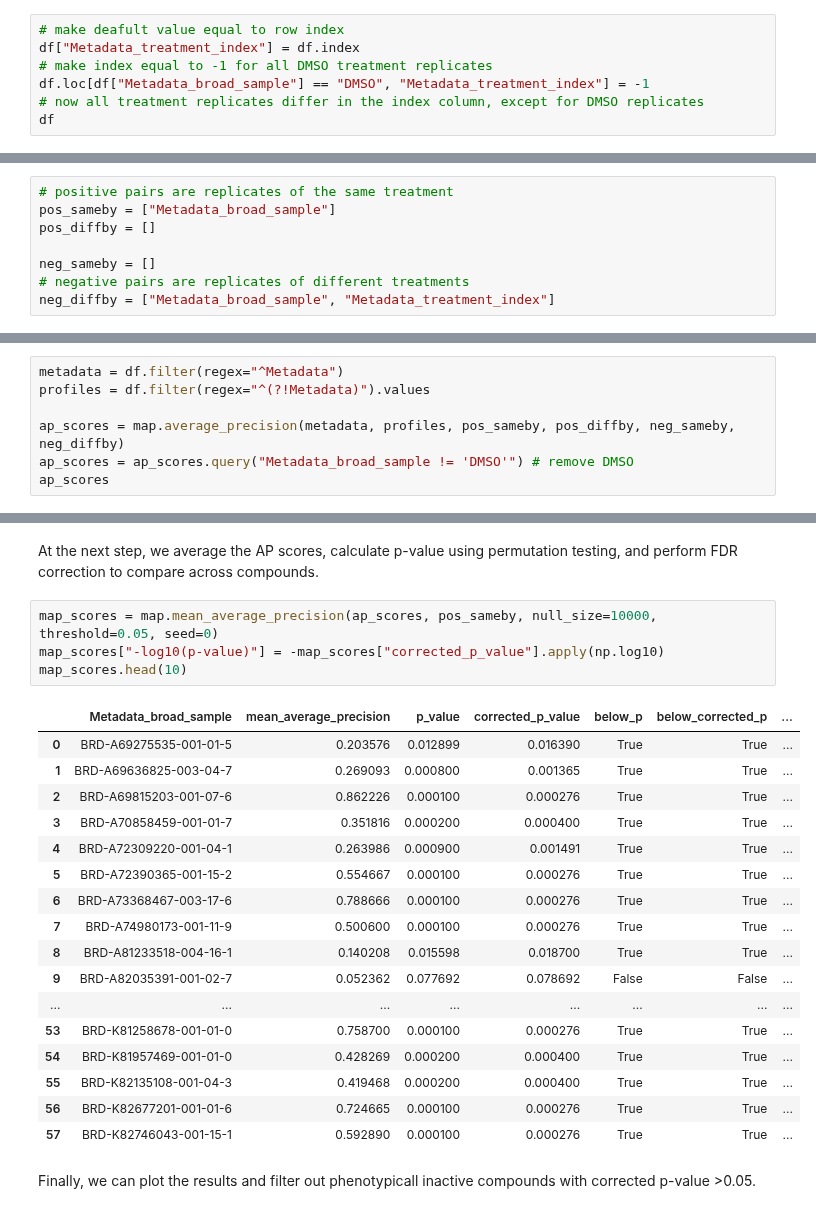
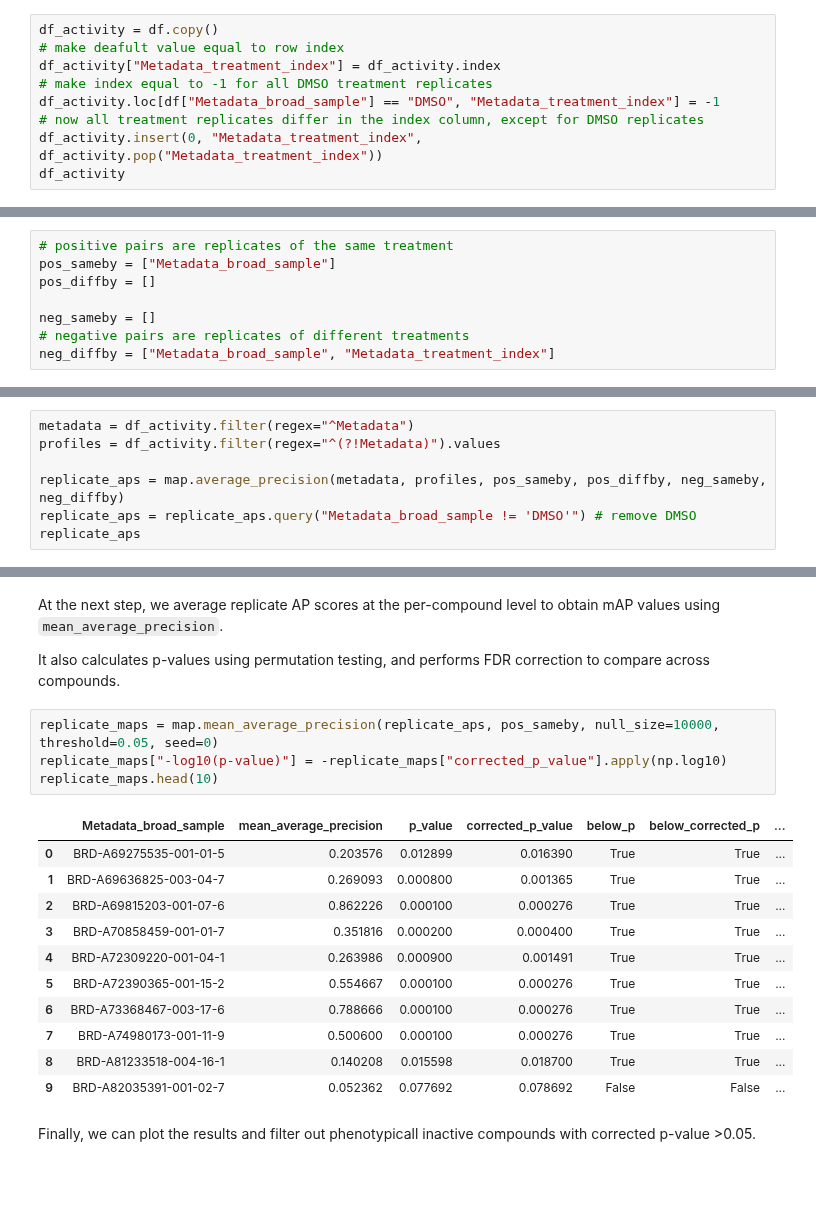
Before and after one commit to cytomining/copairs, a Jupyter notebook: examples/demo.ipynb, the cells around one changed output, grey strips where cells are left out. Saved outputs shown, nothing was run; the diff lists cells and outputs as text; blank space fills up the shorter version.

```diff
--- a/examples/demo.ipynb
+++ b/examples/demo.ipynb
@@ -80,10 +94,12 @@ Here, we treat different doses of each compound as replicates and assess how wel
 
 To ensure correct grouping of profiles, we can add a dummy column that is equal to row index for all compound replicates and to -1 for all DMSO replicates.
 # %%
+df_activity = df.copy()
 # make deafult value equal to row index
-df["Metadata_treatment_index"] = df.index
+df_activity["Metadata_treatment_index"] = df_activity.index
 # make index equal to -1 for all DMSO treatment replicates
-df.loc[df["Metadata_broad_sample"] == "DMSO", "Metadata_treatment_index"] = -1
+df_activity.loc[df["Metadata_broad_sample"] == "DMSO", "Metadata_treatment_index"] = -1
 # now all treatment replicates differ in the index column, except for DMSO replicates
-df
+df_activity.insert(0, "Metadata_treatment_index", df_activity.pop("Metadata_treatment_index"))
+df_activity
 # %% [output]
@@ -123,8 +141,8 @@ Now we can use `average_precision` function to calculate the average precision s
 # %%
-metadata = df.filter(regex="^Metadata")
-profiles = df.filter(regex="^(?!Metadata)").values
+metadata = df_activity.filter(regex="^Metadata")
+profiles = df_activity.filter(regex="^(?!Metadata)").values
 
-ap_scores = map.average_precision(metadata, profiles, pos_sameby, pos_diffby, neg_sameby, neg_diffby)
-ap_scores = ap_scores.query("Metadata_broad_sample != 'DMSO'") # remove DMSO
-ap_scores
+replicate_aps = map.average_precision(metadata, profiles, pos_sameby, pos_diffby, neg_sameby, neg_diffby)
+replicate_aps = replicate_aps.query("Metadata_broad_sample != 'DMSO'") # remove DMSO
+replicate_aps
 # %% [output]
@@ -143,27 +161,23 @@ ap_scores
 360 rows × 18 columns
 # %% [markdown]
-At the next step, we average the AP scores, calculate p-value using permutation testing, and perform FDR correction to compare across compounds.
+At the next step, we average replicate AP scores at the per-compound level to obtain mAP values using `mean_average_precision`.
+
+It also calculates p-values using permutation testing, and performs FDR correction to compare across compounds.
 # %%
-map_scores = map.mean_average_precision(ap_scores, pos_sameby, null_size=10000, threshold=0.05, seed=0)
-map_scores["-log10(p-value)"] = -map_scores["corrected_p_value"].apply(np.log10)
-map_scores.head(10)
+replicate_maps = map.mean_average_precision(replicate_aps, pos_sameby, null_size=10000, threshold=0.05, seed=0)
+replicate_maps["-log10(p-value)"] = -replicate_maps["corrected_p_value"].apply(np.log10)
+replicate_maps.head(10)
 # %% [output]
 |  | Metadata_broad_sample | mean_average_precision | p_value | corrected_p_value | below_p | below_corrected_p | ... |
 | 0 | BRD-A69275535-001-01-5 | 0.203576 | 0.012899 | 0.016390 | True | True | ... |
 | 1 | BRD-A69636825-003-04-7 | 0.269093 | 0.000800 | 0.001365 | True | True | ... |
 | 2 | BRD-A69815203-001-07-6 | 0.862226 | 0.000100 | 0.000276 | True | True | ... |
 | 3 | BRD-A70858459-001-01-7 | 0.351816 | 0.000200 | 0.000400 | True | True | ... |
 | 4 | BRD-A72309220-001-04-1 | 0.263986 | 0.000900 | 0.001491 | True | True | ... |
 | 5 | BRD-A72390365-001-15-2 | 0.554667 | 0.000100 | 0.000276 | True | True | ... |
 | 6 | BRD-A73368467-003-17-6 | 0.788666 | 0.000100 | 0.000276 | True | True | ... |
 | 7 | BRD-A74980173-001-11-9 | 0.500600 | 0.000100 | 0.000276 | True | True | ... |
 | 8 | BRD-A81233518-004-16-1 | 0.140208 | 0.015598 | 0.018700 | True | True | ... |
 | 9 | BRD-A82035391-001-02-7 | 0.052362 | 0.077692 | 0.078692 | False | False | ... |
-| ... | ... | ... | ... | ... | ... | ... | ... |
-| 53 | BRD-K81258678-001-01-0 | 0.758700 | 0.000100 | 0.000276 | True | True | ... |
-| 54 | BRD-K81957469-001-01-0 | 0.428269 | 0.000200 | 0.000400 | True | True | ... |
-| 55 | BRD-K82135108-001-04-3 | 0.419468 | 0.000200 | 0.000400 | True | True | ... |
-| 56 | BRD-K82677201-001-01-6 | 0.724665 | 0.000100 | 0.000276 | True | True | ... |
-| 57 | BRD-K82746043-001-15-1 | 0.592890 | 0.000100 | 0.000276 | True | True | ... |
 # %% [markdown]
 Finally, we can plot the results and filter out phenotypicall inactive compounds with corrected p-value >0.05.
```
Also changed, not shown: parts of 27 cells of this notebook.
